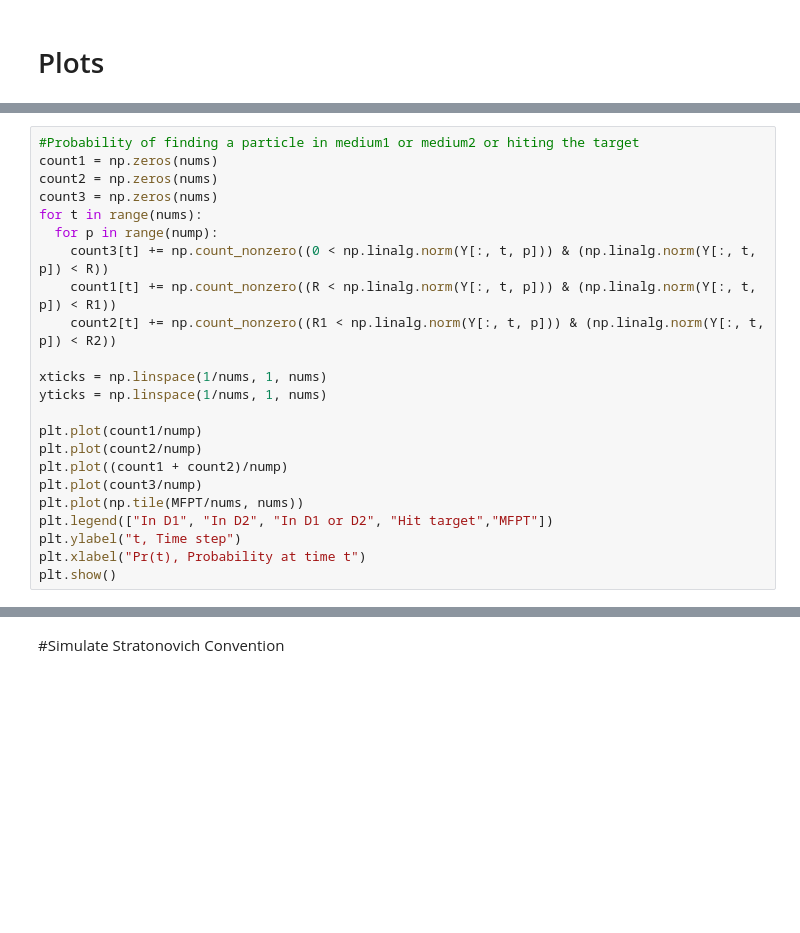
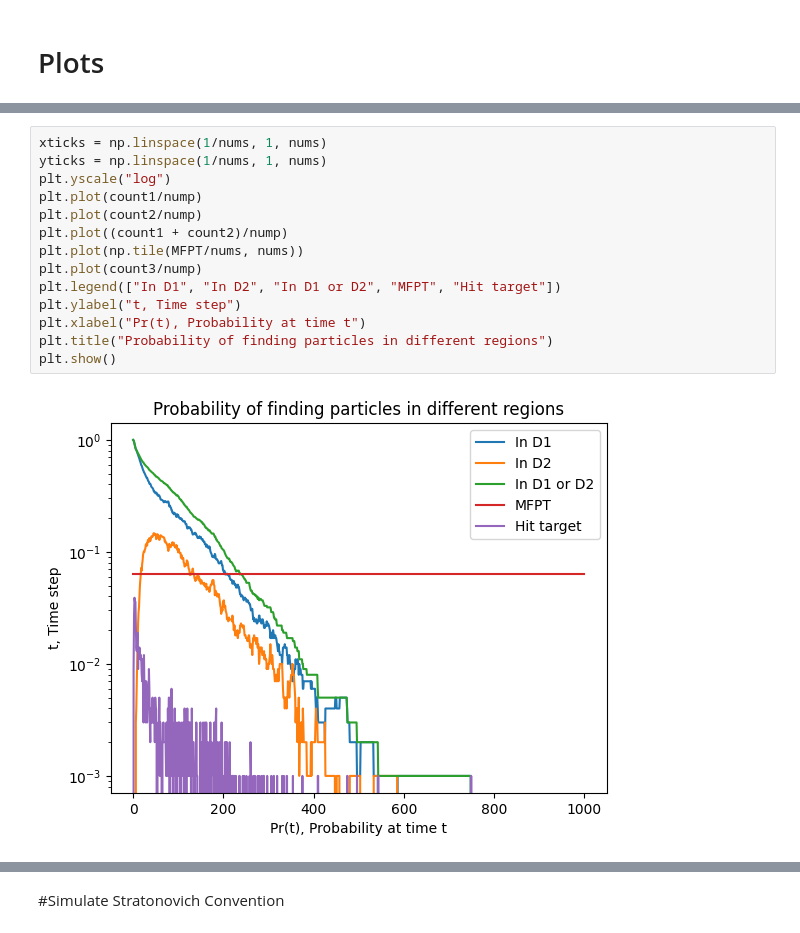
Before and after one commit to shreeganeshasharma/ParticleSimulations, a Jupyter notebook: 2DWithPores.ipynb, the cells around one changed output, grey strips where cells are left out. Drawn from its saved outputs; the diff is of its cells as text; blank space fills up the shorter version.

```diff
--- a/2DWithPores.ipynb
+++ b/2DWithPores.ipynb
@@ -224,24 +232,17 @@ plt.show()
 # %%
-#Probability of finding a particle in medium1 or medium2 or hiting the target
-count1 = np.zeros(nums)
-count2 = np.zeros(nums)
-count3 = np.zeros(nums)
-for t in range(nums):
-  for p in range(nump):
-    count3[t] += np.count_nonzero((0 < np.linalg.norm(Y[:, t, p])) & (np.linalg.norm(Y[:, t, p]) < R))
-    count1[t] += np.count_nonzero((R < np.linalg.norm(Y[:, t, p])) & (np.linalg.norm(Y[:, t, p]) < R1))
-    count2[t] += np.count_nonzero((R1 < np.linalg.norm(Y[:, t, p])) & (np.linalg.norm(Y[:, t, p]) < R2))
-
 xticks = np.linspace(1/nums, 1, nums)
 yticks = np.linspace(1/nums, 1, nums)
-
+plt.yscale("log")
 plt.plot(count1/nump)
 plt.plot(count2/nump)
 plt.plot((count1 + count2)/nump)
+plt.plot(np.tile(MFPT/nums, nums))
 plt.plot(count3/nump)
-plt.plot(np.tile(MFPT/nums, nums))
-plt.legend(["In D1", "In D2", "In D1 or D2", "Hit target","MFPT"])
+plt.legend(["In D1", "In D2", "In D1 or D2", "MFPT", "Hit target"])
 plt.ylabel("t, Time step")
 plt.xlabel("Pr(t), Probability at time t")
+plt.title("Probability of finding particles in different regions")
 plt.show()
+# %% [output]
+[figure, added]
 # %%
```
Also changed, not shown: parts of 127 cells of this notebook.
